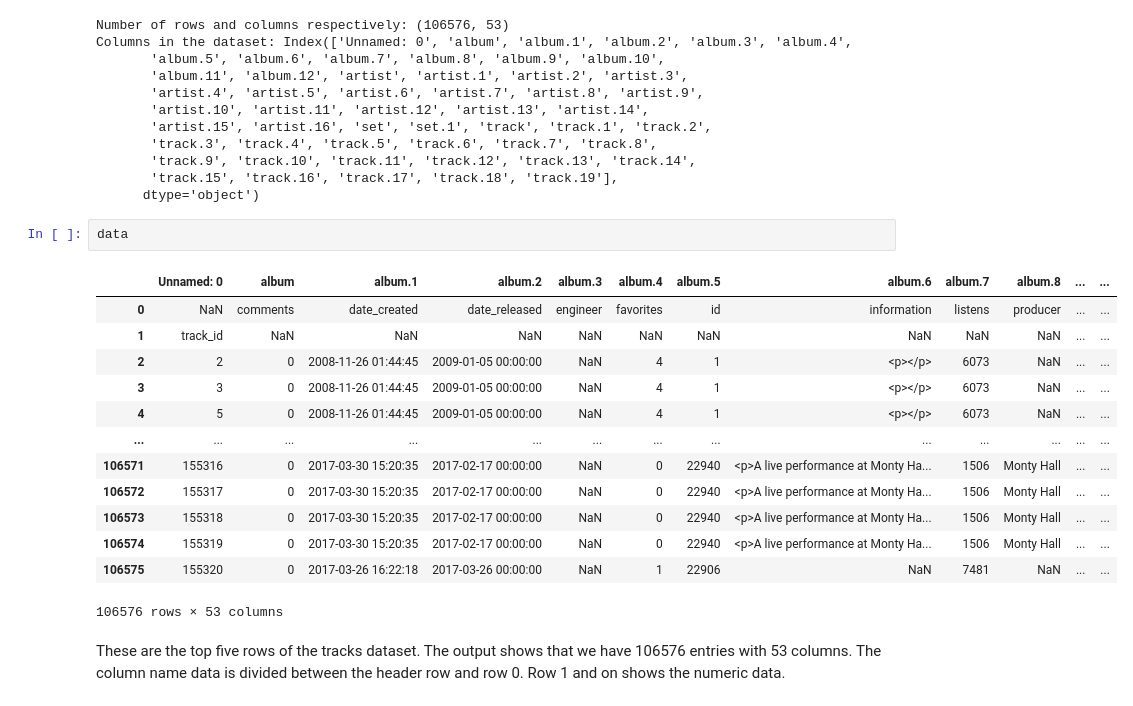
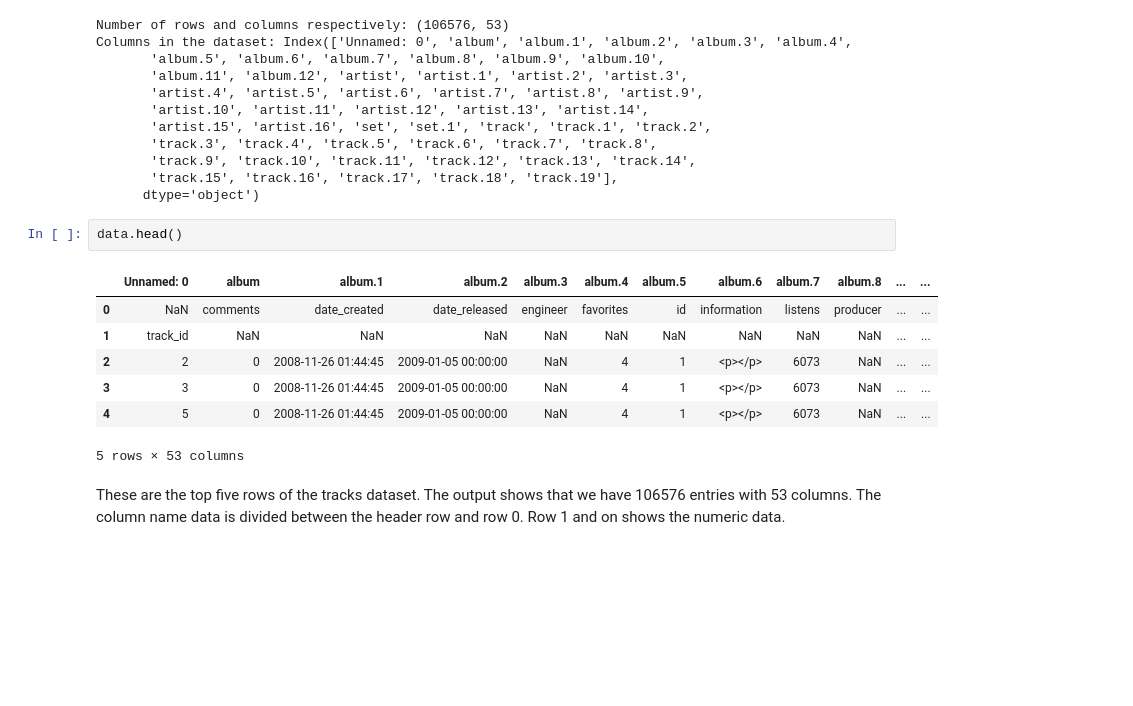
Before and after one commit to Rock-it-science/project-group17-project, a Jupyter notebook: notebooks/analysis3.ipynb, the cells around one changed output. Saved outputs shown, nothing was run; the diff lists cells and outputs as text; blank space fills up the shorter version.

```diff
--- a/notebooks/analysis3.ipynb
+++ b/notebooks/analysis3.ipynb
@@ -38,21 +39,15 @@ Columns in the dataset: Index(['Unnamed: 0', 'album', 'album.1', 'album.2', 'alb
        'track.15', 'track.16', 'track.17', 'track.18', 'track.19'],
       dtype='object')
 # %%
-data
+data.head()
 # %% [output]
 |  | Unnamed: 0 | album | album.1 | album.2 | album.3 | album.4 | album.5 | album.6 | album.7 | album.8 | ... | ... |
 | 0 | NaN | comments | date_created | date_released | engineer | favorites | id | information | listens | producer | ... | ... |
 | 1 | track_id | NaN | NaN | NaN | NaN | NaN | NaN | NaN | NaN | NaN | ... | ... |
 | 2 | 2 | 0 | 2008-11-26 01:44:45 | 2009-01-05 00:00:00 | NaN | 4 | 1 | <p></p> | 6073 | NaN | ... | ... |
 | 3 | 3 | 0 | 2008-11-26 01:44:45 | 2009-01-05 00:00:00 | NaN | 4 | 1 | <p></p> | 6073 | NaN | ... | ... |
 | 4 | 5 | 0 | 2008-11-26 01:44:45 | 2009-01-05 00:00:00 | NaN | 4 | 1 | <p></p> | 6073 | NaN | ... | ... |
-| ... | ... | ... | ... | ... | ... | ... | ... | ... | ... | ... | ... | ... |
-| 106571 | 155316 | 0 | 2017-03-30 15:20:35 | 2017-02-17 00:00:00 | NaN | 0 | 22940 | <p>A live performance at Monty Ha... | 1506 | Monty Hall | ... | ... |
-| 106572 | 155317 | 0 | 2017-03-30 15:20:35 | 2017-02-17 00:00:00 | NaN | 0 | 22940 | <p>A live performance at Monty Ha... | 1506 | Monty Hall | ... | ... |
-| 106573 | 155318 | 0 | 2017-03-30 15:20:35 | 2017-02-17 00:00:00 | NaN | 0 | 22940 | <p>A live performance at Monty Ha... | 1506 | Monty Hall | ... | ... |
-| 106574 | 155319 | 0 | 2017-03-30 15:20:35 | 2017-02-17 00:00:00 | NaN | 0 | 22940 | <p>A live performance at Monty Ha... | 1506 | Monty Hall | ... | ... |
-| 106575 | 155320 | 0 | 2017-03-26 16:22:18 | 2017-03-26 00:00:00 | NaN | 1 | 22906 | NaN | 7481 | NaN | ... | ... |
-106576 rows × 53 columns
+5 rows × 53 columns
 # %% [markdown]
 These are the top five rows of the tracks dataset. The output shows that we have 106576 entries with 53 columns. The column name data is divided between the header row and row 0. Row 1 and on shows the numeric data.
 # %%
```
Also changed, not shown: parts of 16 cells of this notebook, 1 other file.
